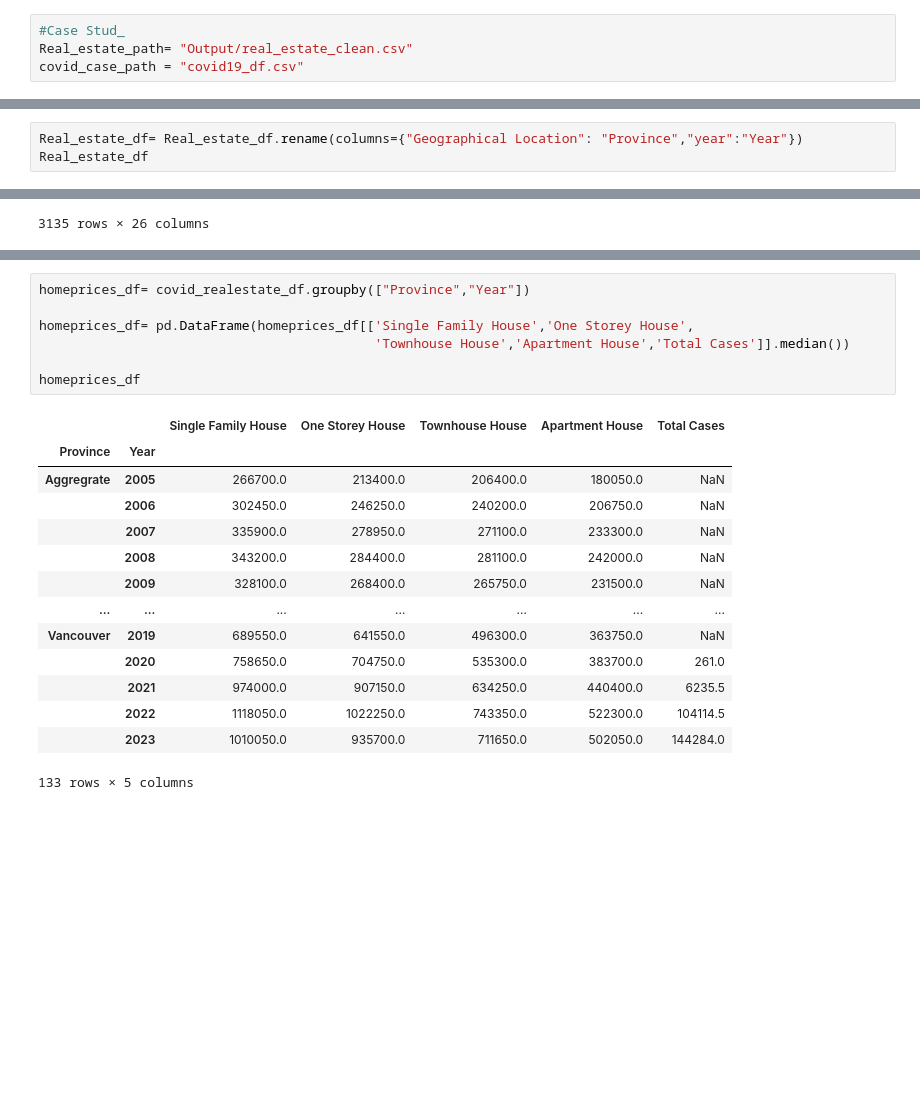
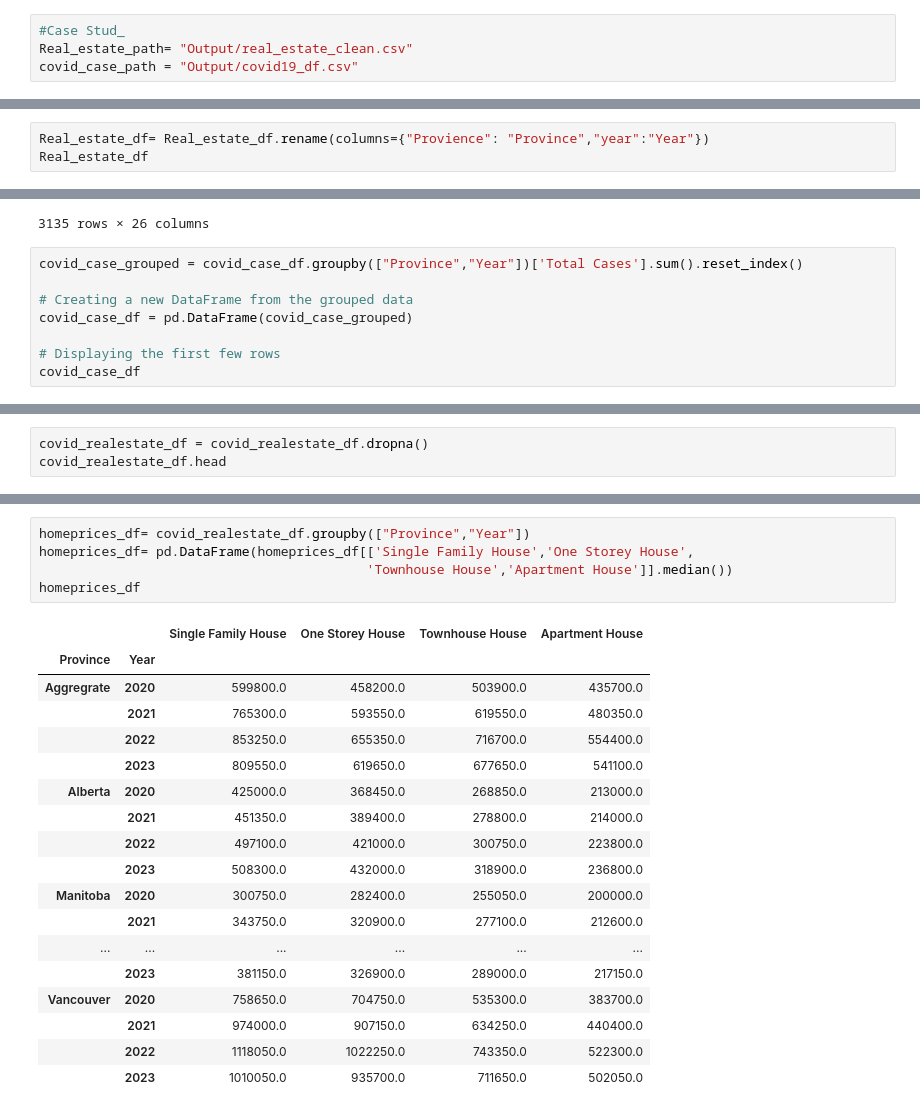
Before and after one commit to JasleenShergill/Covid-s-Effect-on-Real-Estate, a Jupyter notebook: Mana,Infection_rate_vs_homeprice.ipynb, the cells around one changed output, grey strips where cells are left out. Saved outputs shown, nothing was run; the diff lists cells and outputs as text; blank space fills up the shorter version.

```diff
--- a/Mana,Infection_rate_vs_homeprice.ipynb
+++ b/Mana,Infection_rate_vs_homeprice.ipynb
@@ -20,7 +17,7 @@ import numpy as np
 # %%
 #Case Stud_
 Real_estate_path= "Output/real_estate_clean.csv"
-covid_case_path = "covid19_df.csv"
+covid_case_path = "Output/covid19_df.csv"
 # %%
 #Read the CSV Files
 Real_estate_df = pd.read_csv(Real_estate_path)
@@ -109,6 +110,6 @@ Real_estate_df
 4560 rows × 15 columns
 # %%
-Real_estate_df= Real_estate_df.rename(columns={"Geographical Location": "Province","year":"Year"})
+Real_estate_df= Real_estate_df.rename(columns={"Provience": "Province","year":"Year"})
 Real_estate_df
 # %% [output]
 |  | Province | Date | Composite HPI | Single Family HPI | One Storey HPI | Two Storey HPI | Townhouse HPI | ... |
@@ -158,3 +159,11 @@ covid_case_df
 | 3133 | 2024 | 99 | Repatriated travellers | Voyageurs rapatriés | 2024-01-27 | 4 | NaN | 13 | ... |
 | 3134 | 2024 | 1 | Canada | Canada | 2024-01-27 | 4 | NaN | 4921299 | ... |
 3135 rows × 26 columns
+# %%
+covid_case_grouped = covid_case_df.groupby(["Province","Year"])['Total Cases'].sum().reset_index()
+
+# Creating a new DataFrame from the grouped data
+covid_case_df = pd.DataFrame(covid_case_grouped)
+
+# Displaying the first few rows
+covid_case_df
@@ -195,0 +303,3 @@ covid_realestate_df
+# %%
+covid_realestate_df = covid_realestate_df.dropna()
+covid_realestate_df.head
@@ -216,22 +340,24 @@ covid_realestate_df.dropna
 # %%
 homeprices_df= covid_realestate_df.groupby(["Province","Year"])
-
 homeprices_df= pd.DataFrame(homeprices_df[['Single Family House','One Storey House',
-                                           'Townhouse House','Apartment House','Total Cases']].median())
-
+                                          'Townhouse House','Apartment House']].median())
 homeprices_df
 # %% [output]
-|  |  | Single Family House | One Storey House | Townhouse House | Apartment House | Total Cases |
-| Province | Year |  |  |  |  |  |
-| Aggregrate | 2005 | 266700.0 | 213400.0 | 206400.0 | 180050.0 | NaN |
-|  | 2006 | 302450.0 | 246250.0 | 240200.0 | 206750.0 | NaN |
-|  | 2007 | 335900.0 | 278950.0 | 271100.0 | 233300.0 | NaN |
-|  | 2008 | 343200.0 | 284400.0 | 281100.0 | 242000.0 | NaN |
-|  | 2009 | 328100.0 | 268400.0 | 265750.0 | 231500.0 | NaN |
-| ... | ... | ... | ... | ... | ... | ... |
-| Vancouver | 2019 | 689550.0 | 641550.0 | 496300.0 | 363750.0 | NaN |
-|  | 2020 | 758650.0 | 704750.0 | 535300.0 | 383700.0 | 261.0 |
-|  | 2021 | 974000.0 | 907150.0 | 634250.0 | 440400.0 | 6235.5 |
-|  | 2022 | 1118050.0 | 1022250.0 | 743350.0 | 522300.0 | 104114.5 |
-|  | 2023 | 1010050.0 | 935700.0 | 711650.0 | 502050.0 | 144284.0 |
+|  |  | Single Family House | One Storey House | Townhouse House | Apartment House |
+| Province | Year |  |  |  |  |
+| Aggregrate | 2020 | 599800.0 | 458200.0 | 503900.0 | 435700.0 |
+|  | 2021 | 765300.0 | 593550.0 | 619550.0 | 480350.0 |
+|  | 2022 | 853250.0 | 655350.0 | 716700.0 | 554400.0 |
+|  | 2023 | 809550.0 | 619650.0 | 677650.0 | 541100.0 |
+| Alberta | 2020 | 425000.0 | 368450.0 | 268850.0 | 213000.0 |
+|  | 2021 | 451350.0 | 389400.0 | 278800.0 | 214000.0 |
+|  | 2022 | 497100.0 | 421000.0 | 300750.0 | 223800.0 |
+|  | 2023 | 508300.0 | 432000.0 | 318900.0 | 236800.0 |
+| Manitoba | 2020 | 300750.0 | 282400.0 | 255050.0 | 200000.0 |
+|  | 2021 | 343750.0 | 320900.0 | 277100.0 | 212600.0 |
+| ... | ... | ... | ... | ... | ... |
+|  | 2023 | 381150.0 | 326900.0 | 289000.0 | 217150.0 |
+| Vancouver | 2020 | 758650.0 | 704750.0 | 535300.0 | 383700.0 |
+|  | 2021 | 974000.0 | 907150.0 | 634250.0 | 440400.0 |
+|  | 2022 | 1118050.0 | 1022250.0 | 743350.0 | 522300.0 |
+|  | 2023 | 1010050.0 | 935700.0 | 711650.0 | 502050.0 |
-133 rows × 5 columns
```
Also changed, not shown: parts of 21 cells of this notebook, 15 other files.
